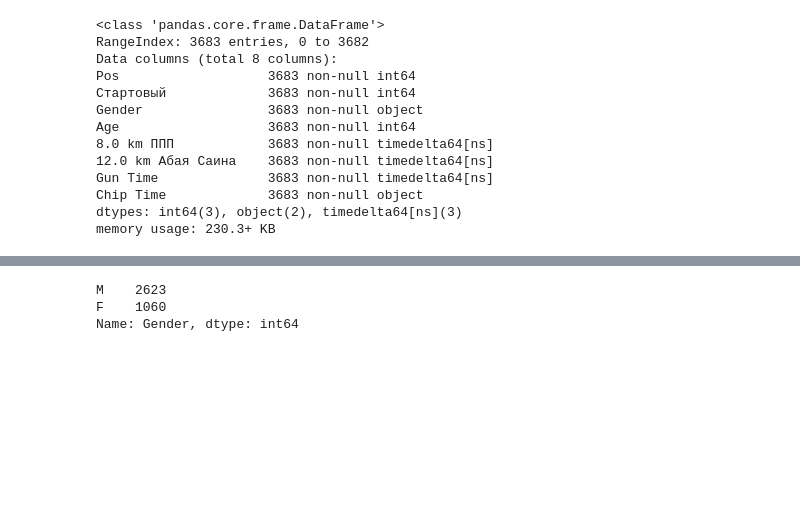
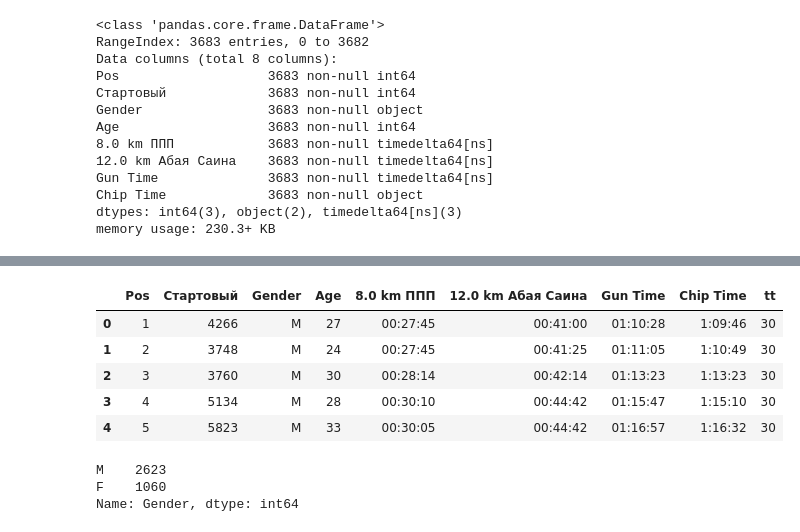
Before and after one commit to imaganov/almaty-marathon-visualization, a Jupyter notebook: Main.ipynb, the cells around one changed output, grey strips where cells are left out. Drawn from its saved outputs; the diff is of its cells as text; code cells hidden in the pictures; blank space fills up the shorter version.

```diff
--- a/Main.ipynb
+++ b/Main.ipynb
@@ -124,3 +152,13 @@ memory usage: 230.3+ KB
+# %%
+df_21['tt'] = 30
+df_21.head()
+# %% [output]
+|  | Pos | Стартовый | Gender | Age | 8.0 km ППП | 12.0 km Абая Саина | Gun Time | Chip Time | tt |
+| 0 | 1 | 4266 | M | 27 | 00:27:45 | 00:41:00 | 01:10:28 | 1:09:46 | 30 |
+| 1 | 2 | 3748 | M | 24 | 00:27:45 | 00:41:25 | 01:11:05 | 1:10:49 | 30 |
+| 2 | 3 | 3760 | M | 30 | 00:28:14 | 00:42:14 | 01:13:23 | 1:13:23 | 30 |
+| 3 | 4 | 5134 | M | 28 | 00:30:10 | 00:44:42 | 01:15:47 | 1:15:10 | 30 |
+| 4 | 5 | 5823 | M | 33 | 00:30:05 | 00:44:42 | 01:16:57 | 1:16:32 | 30 |
 # %%
 df_21['Gender'].value_counts()
 # %% [output]
```
Also changed, not shown: parts of 3 cells of this notebook, 1 other file.
